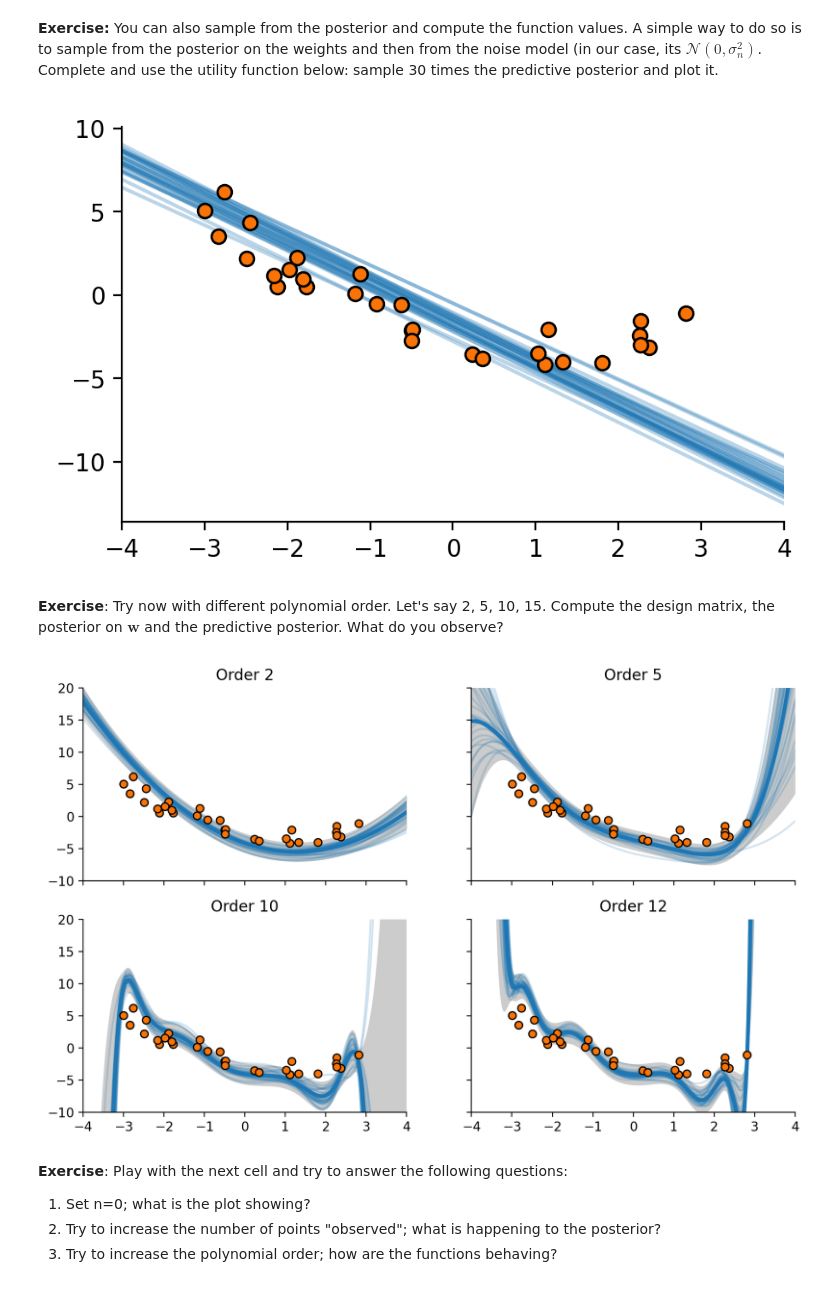
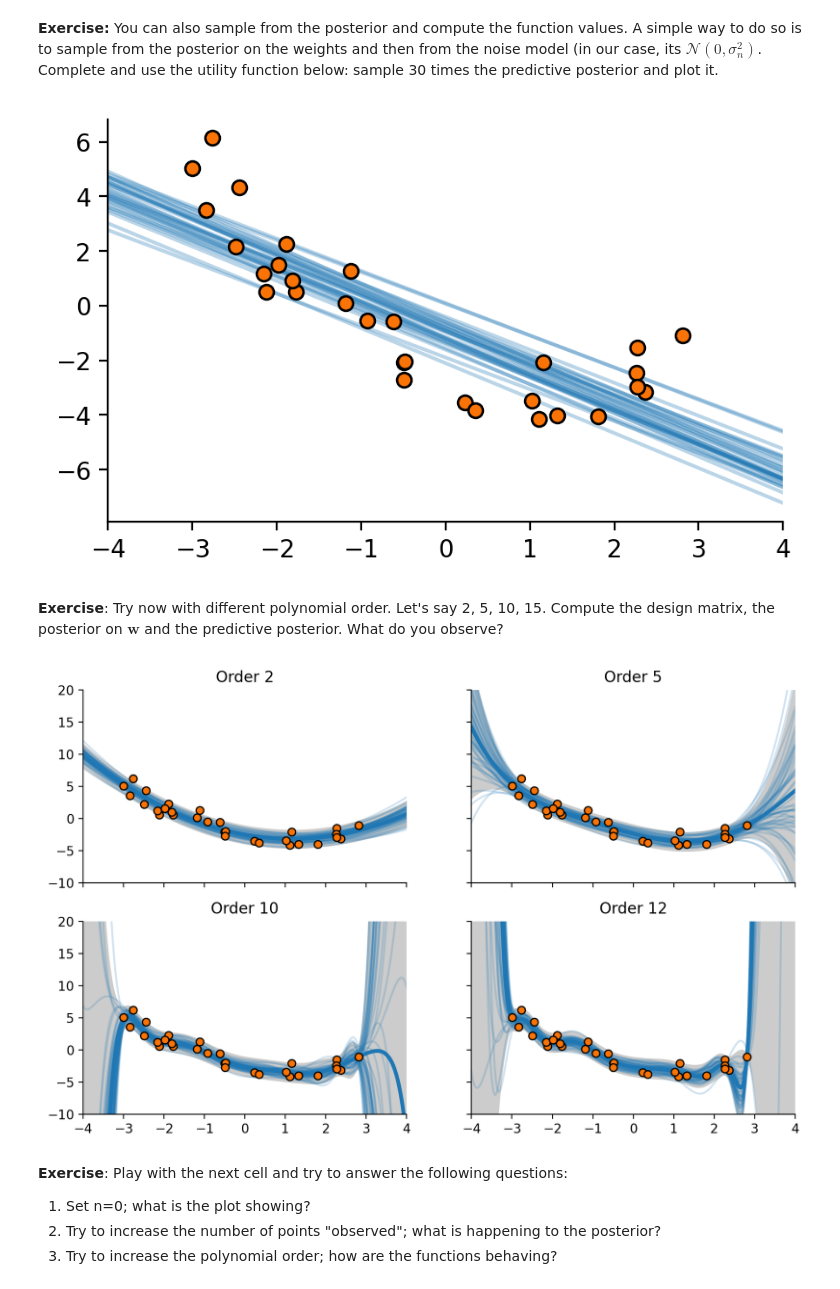
Before and after one commit to Michele2301/asi-labs, a Jupyter notebook: lab_week1-public/Bayesian_Linear_Regression.ipynb, the cells around one changed output. Saved outputs shown, nothing was run; the diff lists cells and outputs as text; code cells hidden in the pictures.

Commit message:
Finished all the plots

```diff
--- a/lab_week1-public/Bayesian_Linear_Regression.ipynb
+++ b/lab_week1-public/Bayesian_Linear_Regression.ipynb
@@ -140,11 +143,12 @@ $$
 **Exercise:**
 Complete the following function `build_features(...)` to build $\mathbf{X}$.
 This can be done in many ways. One of them is using a double list comprehension (one index for the row and one for the column), while another one is using the numpy `column_stack()` function (highly suggested). In any case, inspect $\mathbf{X}$ to make sure it looks OK (show the first entries). To fit higher order polynomials, we need to add extra columns to $\mathbf{X}$, therefore build it with $K$ as a parameter.
-# %%
-def build_features(x, K):
-    # @@ COMPLETE @@ #
-    X_=[x**N for N in range(K+1)]
-    return np.column_stack(X_)
+# %%
+def build_features(x, K):
+    assert isinstance(K, (int, np.int32, np.int64)) and K > 0 # maximum power needs to be a value
+    assert x.ndim==1 # array
+    powers=np.arange(0,K+1)
+    return np.row_stack(tuple(x_iter ** powers for x_iter in x))
 # %%
 build_features(x, 2)
 # %% [output]
@@ -186,8 +190,8 @@ where $\mathbf{\Sigma}^{-1} = \left(\frac{1}{\sigma^2_\mathrm{n}}\mathbf{X}^\top
 **Exercise:** Complete the following function to compute the posterior.
 # %%
 def compute_posterior(X, y, sw2, sn2):
-    # @@ COMPLETE @@ #
-    Sigma_inverse=1/sn2 + X.T @ X + 1/(sw2) * np.eye(X.shape[1])
+    S_inverse=1/(sw2) * np.eye(X.shape[1])
+    Sigma_inverse=1/sn2 * X.T @ X + S_inverse
     Sigma=np.linalg.inv(Sigma_inverse)
     posterior_mu=1/sn2*Sigma@X.T@y
     return posterior_mu,Sigma
@@ -298,7 +302,6 @@ Complete and use the utility function below: sample 30 times the predictive post
 # %%
 def sample(Xt, w_mean, w_cov, sn2, N):
     def _sample_single(Xt, w_mean, w_cov, sn2):
-        # @@ COMPLETE @@ #
         w_sample=np.random.multivariate_normal(w_mean,w_cov)
         y_sample=Xt@w_sample+np.random.normal(0,sn2)
         return y_sample
@@ -315,38 +318,44 @@ ax.scatter(x, y, edgecolor="black", linewidth=1, facecolor="xkcd:orange", zorder
 ax.plot(xt, samples.T, "tab:blue", alpha=0.3)
 plt.show()
 # %% [output]
-[figure, old version]
+[figure, new version]
 # %% [markdown]
 **Exercise**: Try now with different polynomial order. Let's say 2, 5, 10, 15. Compute the design matrix, the posterior on $\mathbf{w}$ and the predictive posterior. What do you observe?
 # %%
 def bayesian_linear_regression(x, y, xt, K, sn2, sw2):
+    # upscale Xt (to plot) and input data (X)
     X = build_features(x, K)
     Xt = build_features(xt, K)
+    # compute weights posterior parameters
     w_posterior_mean, w_posterior_cov =  compute_posterior(X, y, sw2, sn2)
+    # compute the prediction mean and variance for each point (it also is a gaussian distribution)
     y_mean, y_var =  compute_predictive(Xt, w_posterior_mean, w_posterior_cov, sn2)
-    samples = sample(Xt, w_posterior_mean, w_posterior_cov, sn2, N=30)
+    # we also sample some weight with its variance
+    samples = sample(Xt, w_posterior_mean, w_posterior_cov, sn2, N=50)
     return y_mean, y_var, samples
 
 
 poly_orders = [2, 5, 10, 12]
 
 fig, axs = plt.subplots(2, 2, figsize=[10, 6], sharex=True, sharey=True)
 axs = axs.reshape(-1)
 for ax, K in zip(axs, poly_orders):
     y_mean, y_var, samples = bayesian_linear_regression(x, y, xt, K, sn2, sw2)
 
     lb = y_mean - 2 * np.sqrt(y_var)
     ub = y_mean + 2 * np.sqrt(y_var)
 
     ax.fill_between(xt, lb, ub, color=".80", lw=0)
+    # draws some of the possible curves in light blue
     ax.plot(xt, samples.T, "tab:blue", alpha=0.2)
+    # draws the mean of the weights as solid blue
     ax.plot(xt, y_mean, color="tab:blue", lw=3)
     ax.scatter(x, y, edgecolor="black", linewidth=1, facecolor="xkcd:orange", zorder=10)
     ax.set_ylim(-10, 20)
     ax.set_title("Order %d" % K)
 plt.show()
 # %% [output]
-[figure, old version]
+[figure, new version]
 # %% [markdown]
 **Exercise**:
 Play with the next cell and try to answer the following questions:
```
Also changed, not shown: parts of 22 cells of this notebook, 1 other file.
